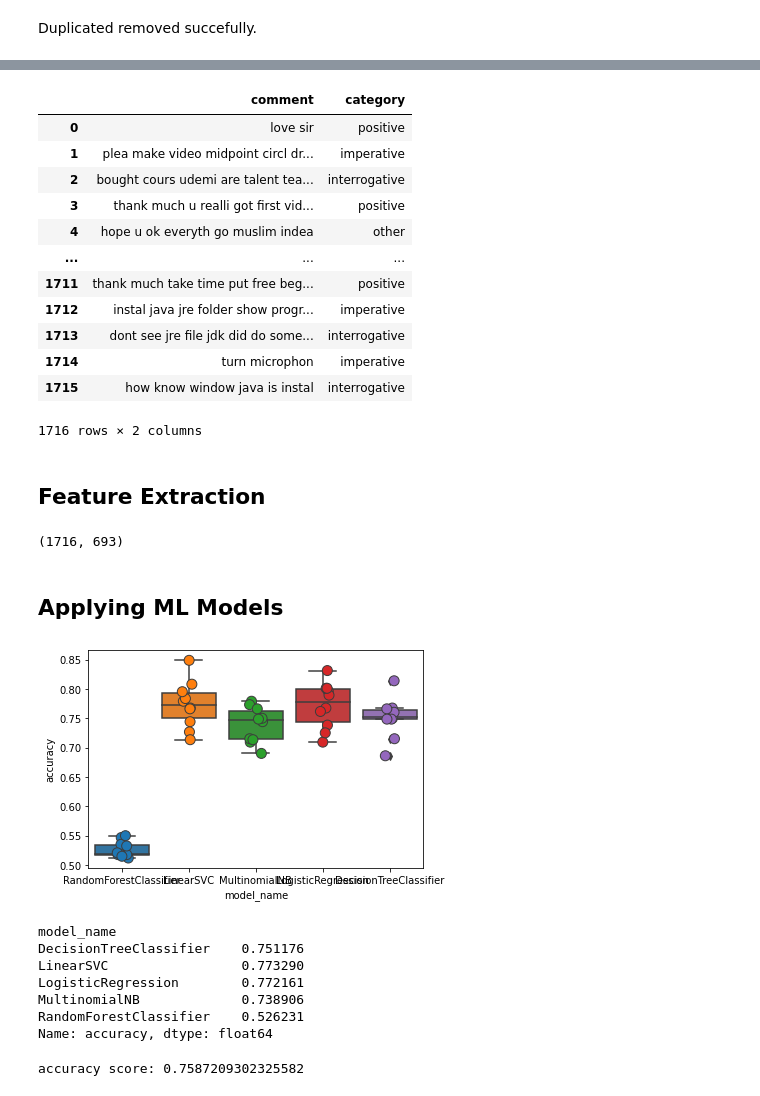
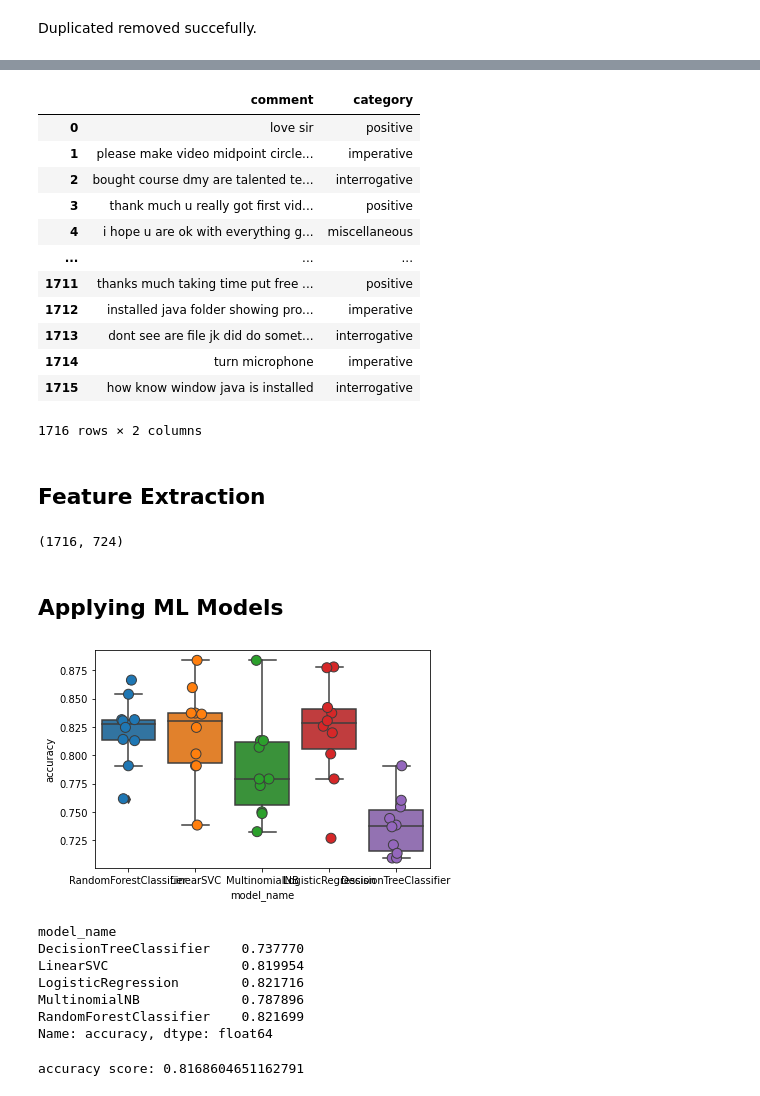
Before and after one commit to Rhitabrat/youtube-comments-categorization, a Jupyter notebook: main_using_tfidf.ipynb, the cells around one changed output, grey strips where cells are left out. Drawn from its saved outputs; the diff is of its cells as text; code cells hidden in the pictures.

```diff
--- a/main_using_tfidf.ipynb
+++ b/main_using_tfidf.ipynb
@@ -15,7 +15,7 @@ from sklearn.tree import DecisionTreeClassifier
 ## Importing the Data
 # %%
 # importing dataset
-df = pd.read_csv('Scrapper/final.csv', header=None)
+df = pd.read_csv('Data/final_data.csv', header=None)
 df.rename(columns={0: 'comment', 1: 'category'}, inplace=True)
 # %% [markdown]
 ## Exploring the Data
@@ -196,13 +196,13 @@ df
 # df_['comment'] = df_['comment'].apply(replace_q)
 # df_
 # %%
-# # correcting the typos
-# from autocorrect import Speller
+# correcting the typos
+from autocorrect import Speller
 
-# spell = Speller(lang='en')
+spell = Speller(lang='en')
 
-# def typo_corrector(text):
-#     return spell(text)
+def typo_corrector(text):
+    return spell(text)
 
-# df['comment'] = df['comment'].apply(typo_corrector)
-# df
+df['comment'] = df['comment'].apply(typo_corrector)
+df
@@ -269,10 +283,10 @@ for i in range(len(df)):
 # df[0] = df[0].apply(lambda x: ' '.join([word for word in x.split() if word not in (stop)]))
 # df
 # %%
-# stemming
-stemmer = nltk.stem.SnowballStemmer('english')
+# # stemming
+# stemmer = nltk.stem.SnowballStemmer('english')
 
-df['comment'] = df['comment'].apply(lambda x: ' '.join([stemmer.stem(word) for word in x.split()]))
+# df['comment'] = df['comment'].apply(lambda x: ' '.join([stemmer.stem(word) for word in x.split()]))
 
 # def stem_text(text):
 #     return [stemmer.stem(w) for w in text]
@@ -295,16 +309,16 @@ df
 # %% [output]
 |  | comment | category |
 | 0 | love sir | positive |
-| 1 | plea make video midpoint circl dr... | imperative |
-| 2 | bought cours udemi are talent tea... | interrogative |
-| 3 | thank much u realli got first vid... | positive |
-| 4 | hope u ok everyth go muslim indea | other |
+| 1 | please make video midpoint circle... | imperative |
+| 2 | bought course dmy are talented te... | interrogative |
+| 3 | thank much u really got first vid... | positive |
+| 4 | i hope u are ok with everything g... | miscellaneous |
 | ... | ... | ... |
-| 1711 | thank much take time put free beg... | positive |
-| 1712 | instal java jre folder show progr... | imperative |
-| 1713 | dont see jre file jdk did do some... | interrogative |
-| 1714 | turn microphon | imperative |
-| 1715 | how know window java is instal | interrogative |
+| 1711 | thanks much taking time put free ... | positive |
+| 1712 | installed java folder showing pro... | imperative |
+| 1713 | dont see are file jk did do somet... | interrogative |
+| 1714 | turn microphone | imperative |
+| 1715 | how know window java is installed | interrogative |
 1716 rows × 2 columns
 # %% [markdown]
 ## Feature Extraction
@@ -316,7 +330,7 @@ features = tfidf.fit_transform(df.comment).toarray()
 
 features.shape
 # %% [output]
-(1716, 693)
+(1716, 724)
 # %%
 from sklearn.model_selection import train_test_split
 
@@ -326,54 +340,54 @@ X_train, X_test, y_train, y_test = train_test_split(features, df.category, test_
 # %%
 # Applying models
 import matplotlib.pyplot as plt
 from sklearn.linear_model import LogisticRegression
 from sklearn.ensemble import RandomForestClassifier
 from sklearn.naive_bayes import MultinomialNB
 from sklearn.svm import LinearSVC
 from sklearn.model_selection import cross_val_score
 
 labels = df['category']
 models = [
-    RandomForestClassifier(n_estimators=200, max_depth=3, random_state=0),
-    LinearSVC(),
-    MultinomialNB(),
-    LogisticRegression(random_state=0),
-    DecisionTreeClassifier(),
+    RandomForestClassifier(n_estimators=1000, max_features='log2', criterion='entropy', random_state=0),
+    LinearSVC(C = 1, random_state=0),
+    MultinomialNB(alpha=1, fit_prior=False,),
+    LogisticRegression(C=10, penalty='l2', solver='liblinear',random_state=0),
+    DecisionTreeClassifier(criterion='entropy',max_features=None,random_state=0),
 ]
 
 cv_df = pd.DataFrame()
 entries = []
 
 for model in models:
   model_name = model.__class__.__name__
   accuracies = cross_val_score(model, features, labels, scoring='accuracy', cv=10)
   for fold_idx, accuracy in enumerate(accuracies):
     entries.append((model_name, fold_idx, accuracy))
 
 cv_df = pd.DataFrame(entries, columns=['model_name', 'fold_idx', 'accuracy'])
 
 import seaborn as sns
 sns.boxplot(x='model_name', y='accuracy', data=cv_df)
 sns.stripplot(x='model_name', y='accuracy', data=cv_df, size=10, jitter=True, linewidth=1)
 plt.show()
 # %% [output]
-[figure, old version]
+[figure, new version]
 # %%
 # Printing the accuracies
 cv_df.groupby('model_name').accuracy.mean()
 # %% [output]
 model_name
-DecisionTreeClassifier    0.751176
-LinearSVC                 0.773290
-LogisticRegression        0.772161
-MultinomialNB             0.738906
-RandomForestClassifier    0.526231
+DecisionTreeClassifier    0.737770
+LinearSVC                 0.819954
+LogisticRegression        0.821716
+MultinomialNB             0.787896
+RandomForestClassifier    0.821699
 Name: accuracy, dtype: float64
 # %%
 # Multinomial NB
 from sklearn.naive_bayes import MultinomialNB
 
-classifier = MultinomialNB()
+classifier = MultinomialNB(alpha=1, fit_prior=False,)
 classifier.fit(X_train, y_train)
 
 # Predicting the Test set results
@@ -385,4 +399,4 @@ cm = confusion_matrix(y_test, y_pred)
 
 print("accuracy score: " + str(classifier.score(X_test, y_test)))
 # %% [output]
-accuracy score: 0.7587209302325582
+accuracy score: 0.8168604651162791
```
Also changed, not shown: parts of 21 cells of this notebook, 3 other files.
